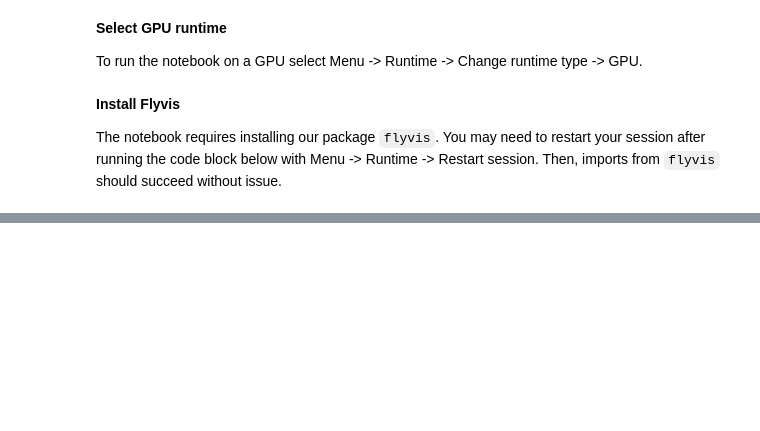
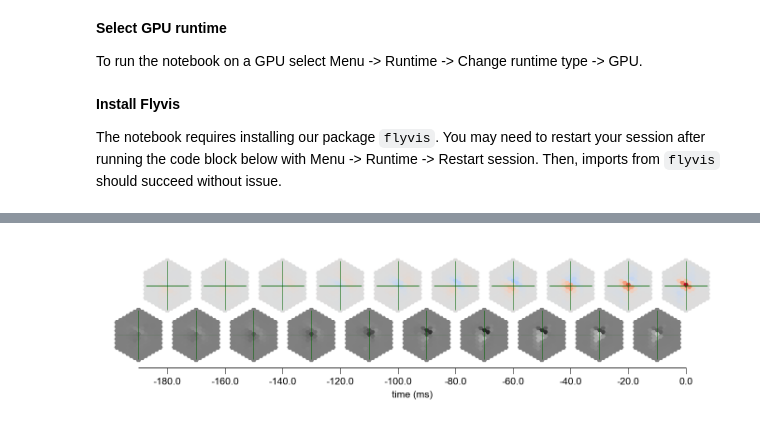
Before and after one commit to TuragaLab/flyvis, a Jupyter notebook: examples/06_flyvision_maximally_excitatory_stimuli.ipynb, the cells around one changed output, grey strips where cells are left out. Cells and saved outputs as stored; diff of their text form; code cells hidden in the pictures; blank space fills up the shorter version.

```diff
--- a/examples/06_flyvision_maximally_excitatory_stimuli.ipynb
+++ b/examples/06_flyvision_maximally_excitatory_stimuli.ipynb
@@ -229,0 +99,6 @@ StimResponsePlot(stim=array([[0.4979775 , 0.49796322, 0.49807206, ..., 0.5015317
+# %%
+regoptstim = findoptstim.regularized_optimal_stimuli("T4c", indices=indices)
+# %%
+stim_resp_plot = plot_stim_response(regoptstim.regularized_stimulus, regoptstim.response, 1/100, *network_view.get_uv("T4c"), figsize=[5, 1.6], ylabel=None, label_peak_response=False)
+# %% [output]
+[figure, added]
```
Also changed, not shown: parts of 41 cells of this notebook, 1 other file.
